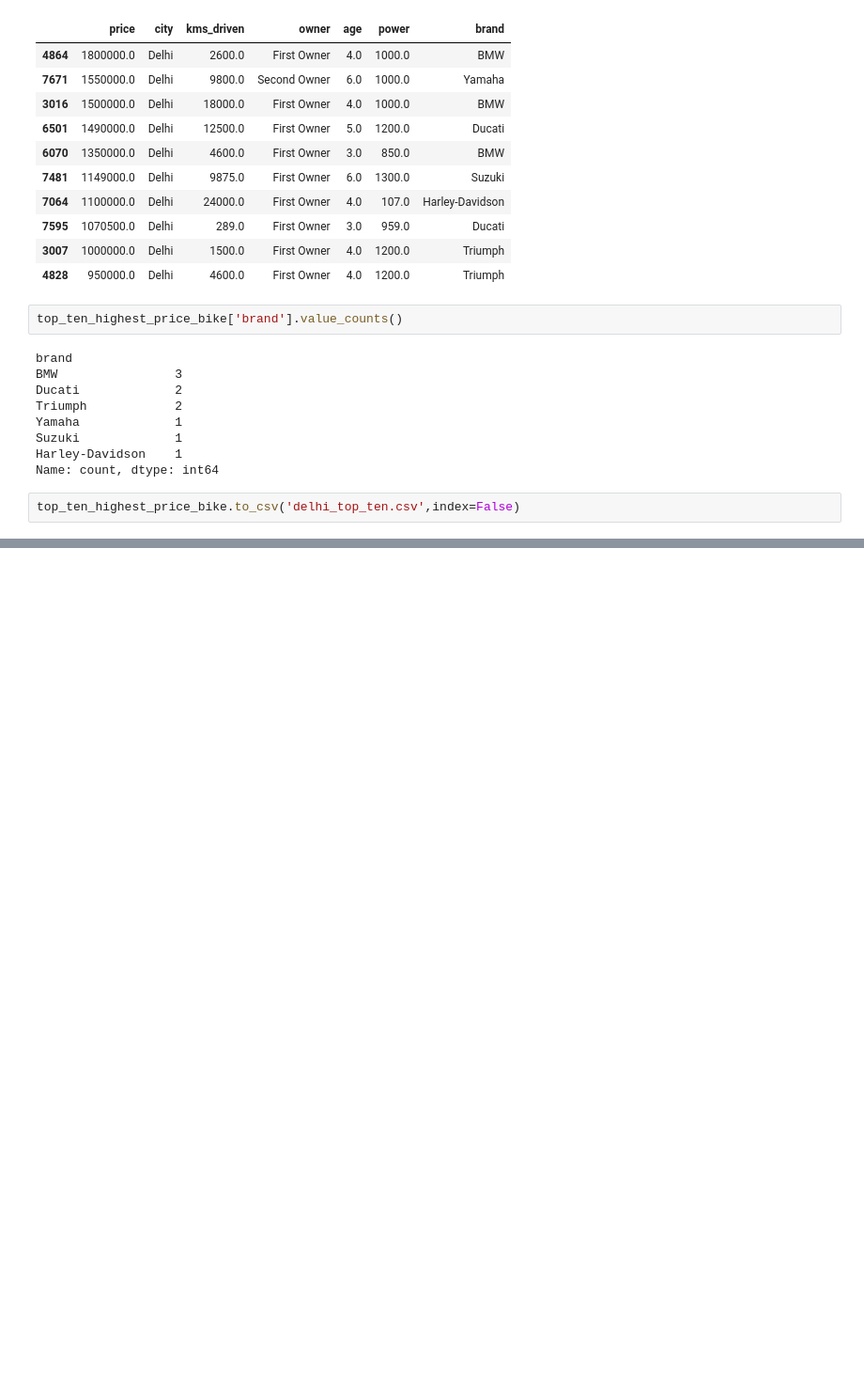
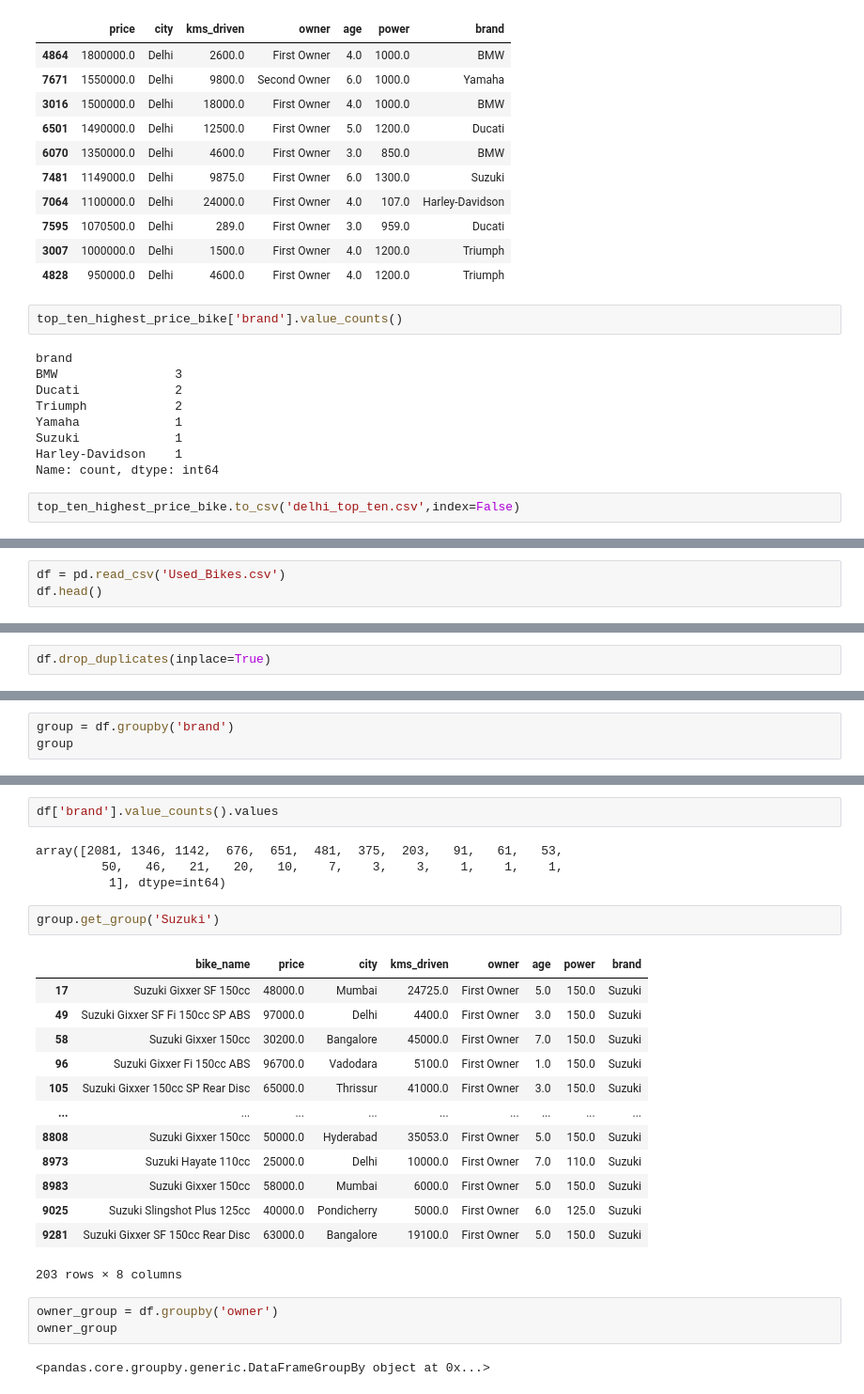
Before and after one commit to upflairs-pvt-ltd/1st_june_data_science, a Jupyter notebook: pandas.ipynb, the cells around one changed output, grey strips where cells are left out. Shown at 94% size. Drawn from its saved outputs; the diff is of its cells as text; blank space fills up the shorter version.

```diff
--- a/pandas.ipynb
+++ b/pandas.ipynb
@@ -829,0 +942,3 @@ top_ten_highest_price_bike.to_csv('delhi_top_ten.csv',index=False)
+# %%
+df = pd.read_csv('Used_Bikes.csv')
+df.head()
@@ -829,0 +957,2 @@ top_ten_highest_price_bike.to_csv('delhi_top_ten.csv',index=False)
+# %%
+df.drop_duplicates(inplace=True)
@@ -829,0 +979,3 @@ top_ten_highest_price_bike.to_csv('delhi_top_ten.csv',index=False)
+# %%
+group = df.groupby('brand')
+group
@@ -829,0 +1035,27 @@ top_ten_highest_price_bike.to_csv('delhi_top_ten.csv',index=False)
+# %%
+df['brand'].value_counts().values
+# %% [output]
+array([2081, 1346, 1142,  676,  651,  481,  375,  203,   91,   61,   53,
+         50,   46,   21,   20,   10,    7,    3,    3,    1,    1,    1,
+          1], dtype=int64)
+# %%
+group.get_group('Suzuki')
+# %% [output]
+|  | bike_name | price | city | kms_driven | owner | age | power | brand |
+| 17 | Suzuki Gixxer SF 150cc | 48000.0 | Mumbai | 24725.0 | First Owner | 5.0 | 150.0 | Suzuki |
+| 49 | Suzuki Gixxer SF Fi 150cc SP ABS | 97000.0 | Delhi | 4400.0 | First Owner | 3.0 | 150.0 | Suzuki |
+| 58 | Suzuki Gixxer 150cc | 30200.0 | Bangalore | 45000.0 | First Owner | 7.0 | 150.0 | Suzuki |
+| 96 | Suzuki Gixxer Fi 150cc ABS | 96700.0 | Vadodara | 5100.0 | First Owner | 1.0 | 150.0 | Suzuki |
+| 105 | Suzuki Gixxer 150cc SP Rear Disc | 65000.0 | Thrissur | 41000.0 | First Owner | 3.0 | 150.0 | Suzuki |
+| ... | ... | ... | ... | ... | ... | ... | ... | ... |
+| 8808 | Suzuki Gixxer 150cc | 50000.0 | Hyderabad | 35053.0 | First Owner | 5.0 | 150.0 | Suzuki |
+| 8973 | Suzuki Hayate 110cc | 25000.0 | Delhi | 10000.0 | First Owner | 7.0 | 110.0 | Suzuki |
+| 8983 | Suzuki Gixxer 150cc | 58000.0 | Mumbai | 6000.0 | First Owner | 5.0 | 150.0 | Suzuki |
+| 9025 | Suzuki Slingshot Plus 125cc | 40000.0 | Pondicherry | 5000.0 | First Owner | 6.0 | 125.0 | Suzuki |
+| 9281 | Suzuki Gixxer SF 150cc Rear Disc | 63000.0 | Bangalore | 19100.0 | First Owner | 5.0 | 150.0 | Suzuki |
+203 rows × 8 columns
+# %%
+owner_group = df.groupby('owner')
+owner_group
+# %% [output]
+<pandas.core.groupby.generic.DataFrameGroupBy object at 0x...>
```
Also changed, not shown: parts of 29 cells of this notebook.
